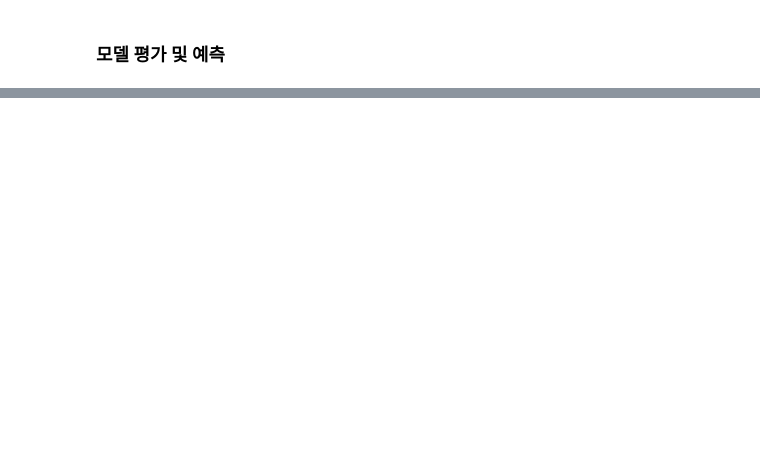
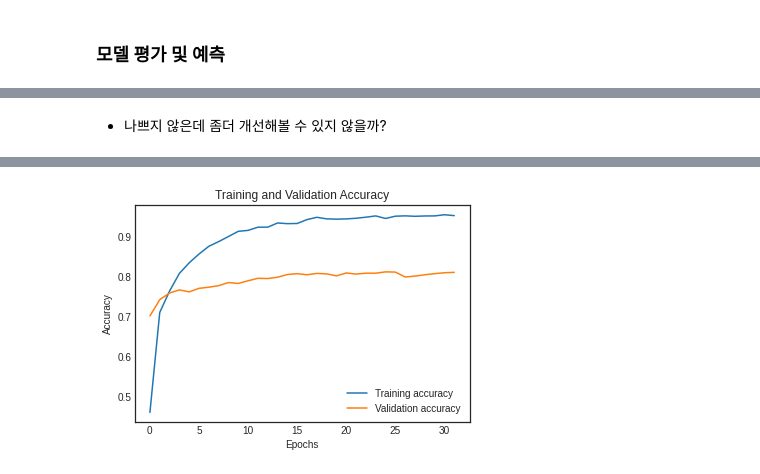
Before and after one commit to inseonseo/AIFFEL_Quest, a Jupyter notebook: Quest_0308/DL_PJT_1_Boston.ipynb, the cells around one changed output, grey strips where cells are left out. Cells and saved outputs as stored; diff of their text form; code cells hidden in the pictures; blank space fills up the shorter version.

```diff
--- a/Quest_0308/DL_PJT_1_Boston.ipynb
+++ b/Quest_0308/DL_PJT_1_Boston.ipynb
@@ -95,0 +259,18 @@ plt.show()
+# %%
+from tensorflow.keras.utils import to_categorical
+
+# 문제 2-2: 텍스트 데이터의 전처리를 위해서 각 데이터셋마다 원-핫 인코딩을 수행합니다.
+def one_hot_encoding(data, dim=10000):
+    results = np.zeros((len(data), dim))
+    for i, d in enumerate(data):
+        results[i, d] = 1.
+    return results
+
+x_train = one_hot_encoding(train_data)
+x_val = one_hot_encoding(val_data)
+x_test = one_hot_encoding(test_data)
+
+# 레이블 데이터들은 범주형 형태로 to_categorical() 함수를 사용해 변환합니다.
+y_train = to_categorical(train_labels)
+y_val = to_categorical(val_labels)
+y_test = to_categorical(test_labels)
@@ -95,0 +432,59 @@ plt.show()
+# %% [markdown]
+- 나쁘지 않은데 좀더 개선해볼 수 있지 않을까?
+# %%
+from tensorflow.keras.models import Sequential
+from tensorflow.keras.layers import Dense, Dropout, BatchNormalization
+from tensorflow.keras.callbacks import EarlyStopping, ModelCheckpoint
+from tensorflow.keras.optimizers import Adam
+from tensorflow.keras.utils import to_categorical
+from keras.datasets import reuters
+import numpy as np
+from sklearn.model_selection import train_test_split
+import matplotlib.pyplot as plt
+
+# 데이터 로딩 및 전처리
+(train_data_full, train_labels_full), (test_data, test_labels) = reuters.load_data(num_words=10000)
+x_train = one_hot_encoding(train_data_full)
+x_test = one_hot_encoding(test_data)
+y_train = to_categorical(train_labels_full)
+y_test = to_categorical(test_labels)
+
+# 모델 구성 변경
+model = Sequential()
+model.add(Dense(128, activation='relu', input_shape=(10000,)))  # 뉴런 수 증가
+model.add(BatchNormalization())
+model.add(Dropout(0.5))  # Dropout 비율 조정
+model.add(Dense(128, activation='relu'))  # 추가 레이어와 뉴런 수 증가
+model.add(BatchNormalization())
+model.add(Dropout(0.5))
+model.add(Dense(46, activation='softmax'))
+
+# 옵티마이저와 학습률 조정
+adam_optimizer = Adam(learning_rate=0.003)  # 학습률 조정 0.001 0.003
+
+model.compile(optimizer=adam_optimizer,
+              loss='categorical_crossentropy',
+              metrics=['accuracy'])
+
+# 콜백 함수 설정 변경
+callbacks_list = [
+    EarlyStopping(monitor='val_loss', patience=20),  # patience 값 조정 15 20
+    ModelCheckpoint(filepath='best_model_improved.h5', monitor='val_loss', save_best_only=True)
+]
+
+# 모델 학습
+history = model.fit(x_train, y_train, epochs=40, batch_size=512, validation_split=0.2, callbacks=callbacks_list)
+
+# 결과 시각화
+plt.plot(history.history['accuracy'], label='Training accuracy')
+plt.plot(history.history['val_accuracy'], label='Validation accuracy')
+plt.title('Training and Validation Accuracy')
+plt.xlabel('Epochs')
+plt.ylabel('Accuracy')
+plt.legend()
+plt.show()
+
+# 모델 평가
+test_loss, test_accuracy = model.evaluate(x_test, y_test)
+print(f'Test Loss: {test_loss}\nTest Accuracy: {test_accuracy}')
+# %% [output]
@@ -95,0 +508 @@ plt.show()
+[figure, added]
```
Also changed, not shown: parts of 61 cells of this notebook.
